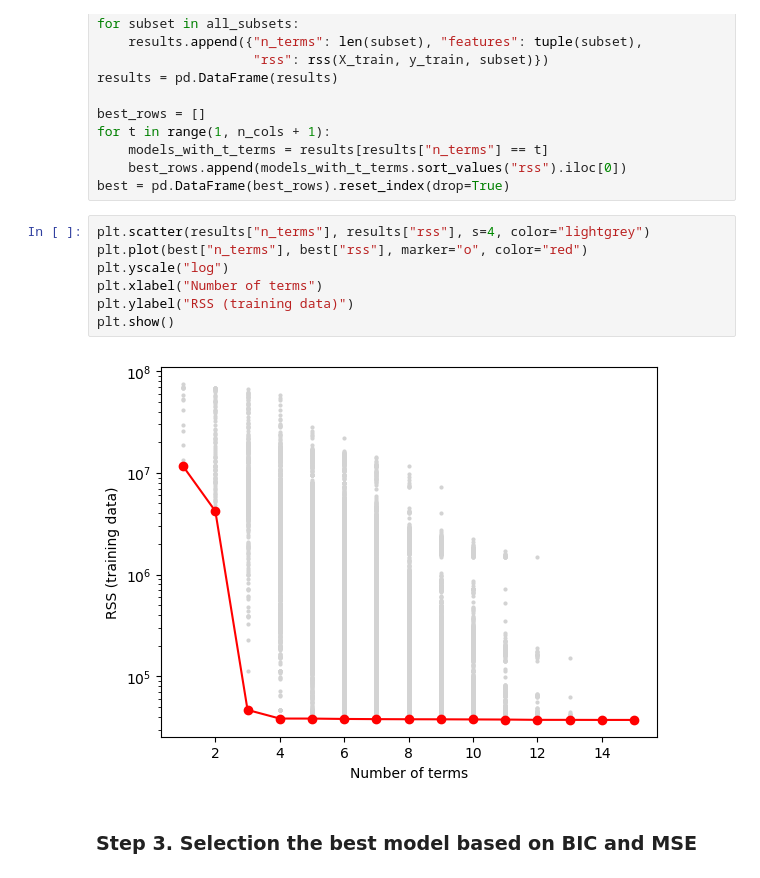
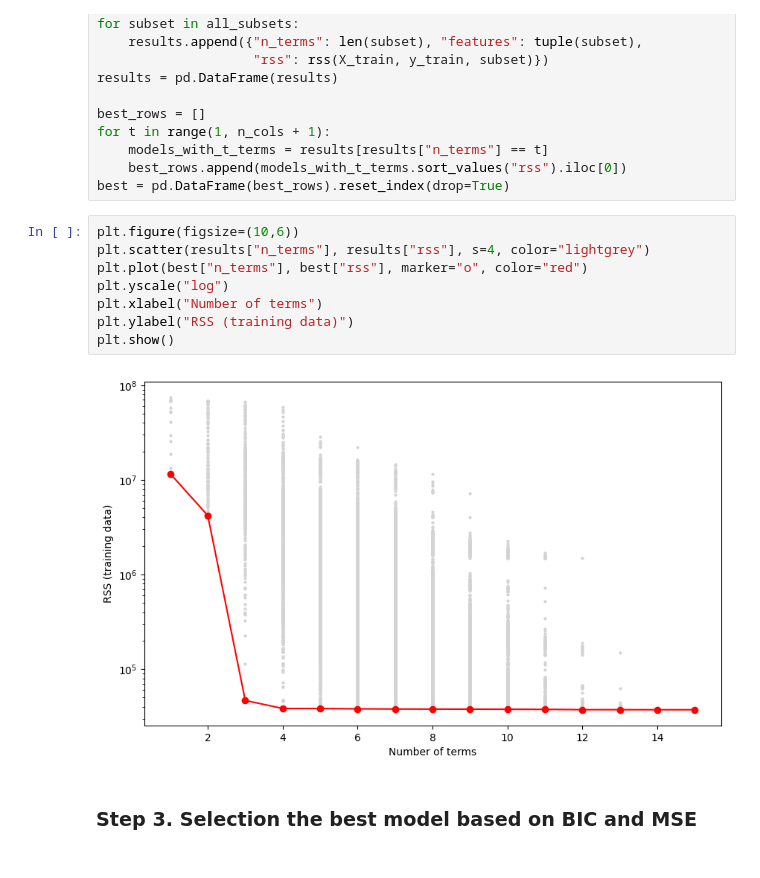
Before and after one commit to CapperTheRose16/Project-in-Machine-Learning, a Jupyter notebook: Task 0/Best_subset_selection.ipynb, the cells around one changed output. Cells and saved outputs as stored; diff of their text form.

```diff
--- a/Task 0/Best_subset_selection.ipynb
+++ b/Task 0/Best_subset_selection.ipynb
@@ -68,14 +68,15 @@ for t in range(1, n_cols + 1):
     best_rows.append(models_with_t_terms.sort_values("rss").iloc[0])
 best = pd.DataFrame(best_rows).reset_index(drop=True)
 # %%
+plt.figure(figsize=(10,6))
 plt.scatter(results["n_terms"], results["rss"], s=4, color="lightgrey")
 plt.plot(best["n_terms"], best["rss"], marker="o", color="red")
 plt.yscale("log")
 plt.xlabel("Number of terms")
 plt.ylabel("RSS (training data)")
 plt.show()
 # %% [output]
-[figure, old version]
+[figure, new version]
 # %% [markdown]
 ### Step 3. Selection the best model based on BIC and MSE
 # %%
```
Also changed, not shown: parts of 3 cells of this notebook.
